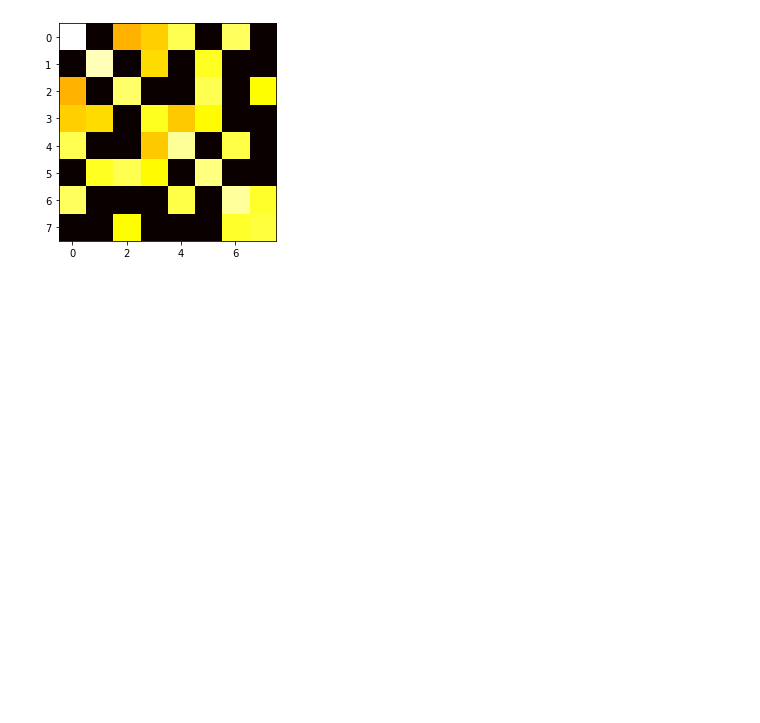
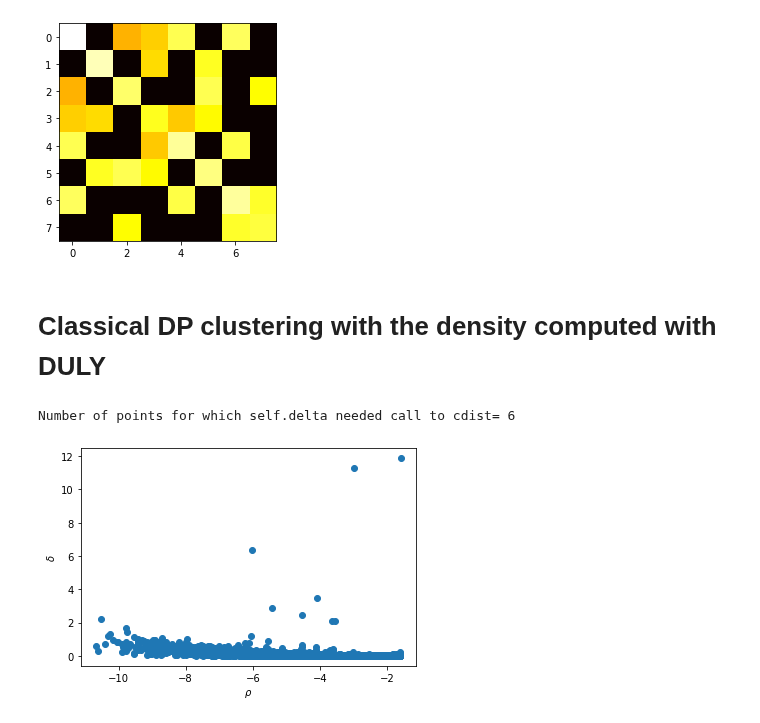
Before and after one commit to sissa-data-science/DADApy, a Jupyter notebook: examples/notebook_on_intrinsicdim_densityest_clustering.ipynb, the cells around one changed output. Cells and saved outputs as stored; diff of their text form; code cells hidden in the pictures; blank space fills up the shorter version.

Commit message:
Added classical DP clustering, also to the notebook.

```diff
--- a/examples/notebook_on_intrinsicdim_densityest_clustering.ipynb
+++ b/examples/notebook_on_intrinsicdim_densityest_clustering.ipynb
@@ -147,3 +147,10 @@ plot_MDS(_data)
 plot_matrix(_data)
 # %% [output]
 [figure]
+# %% [markdown]
+# Classical DP clustering with the density computed with DULY
+# %%
+_data.compute_DecGraph()
+# %% [output]
+Number of points for which self.delta needed call to cdist= 6
+[figure, added]
```
Also changed, not shown: parts of 5 cells of this notebook, 1 other file.
